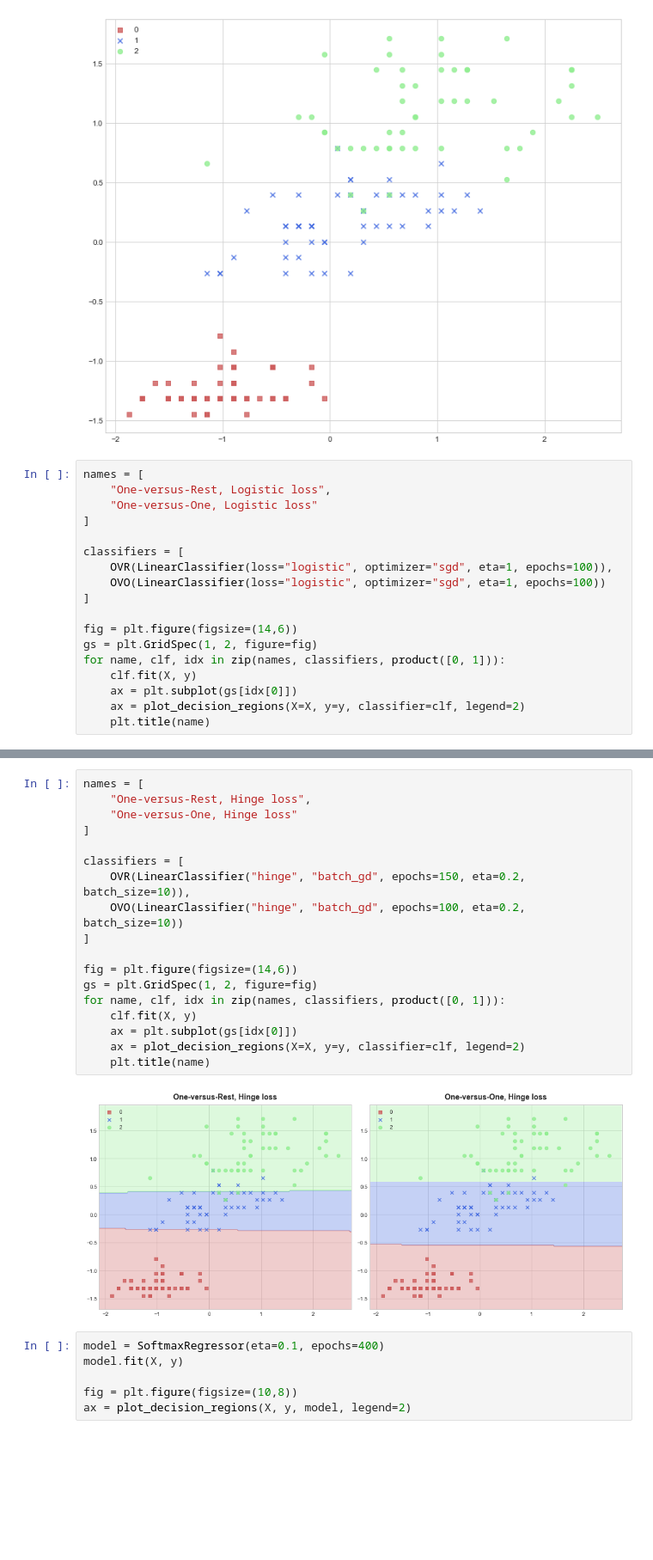
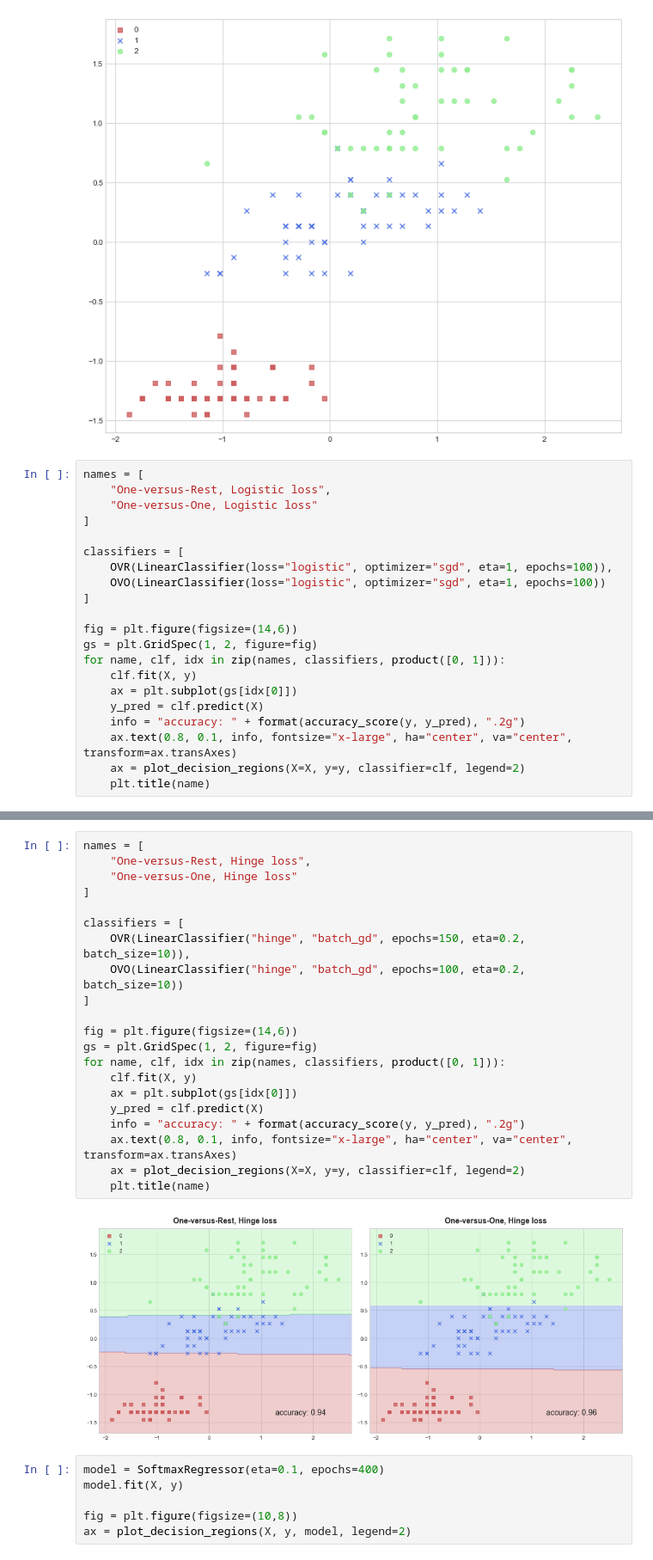
Before and after one commit to gittasche/ML-handmade, a Jupyter notebook: examples/linear_classification.ipynb, the cells around one changed output, grey strips where cells are left out. Shown at 86% size. Drawn from its saved outputs; the diff is of its cells as text; blank space fills up the shorter version.

```diff
--- a/examples/linear_classification.ipynb
+++ b/examples/linear_classification.ipynb
@@ -181,6 +184,9 @@ gs = plt.GridSpec(1, 2, figure=fig)
 for name, clf, idx in zip(names, classifiers, product([0, 1])):
     clf.fit(X, y)
     ax = plt.subplot(gs[idx[0]])
+    y_pred = clf.predict(X)
+    info = "accuracy: " + format(accuracy_score(y, y_pred), ".2g")
+    ax.text(0.8, 0.1, info, fontsize="x-large", ha="center", va="center", transform=ax.transAxes)
     ax = plot_decision_regions(X=X, y=y, classifier=clf, legend=2)
     plt.title(name)
 # %% [output]
@@ -188,23 +194,26 @@ for name, clf, idx in zip(names, classifiers, product([0, 1])):
 # %%
 names = [
     "One-versus-Rest, Hinge loss",
     "One-versus-One, Hinge loss"
 ]
 
 classifiers = [
     OVR(LinearClassifier("hinge", "batch_gd", epochs=150, eta=0.2, batch_size=10)),
     OVO(LinearClassifier("hinge", "batch_gd", epochs=100, eta=0.2, batch_size=10))
 ]
 
 fig = plt.figure(figsize=(14,6))
 gs = plt.GridSpec(1, 2, figure=fig)
 for name, clf, idx in zip(names, classifiers, product([0, 1])):
     clf.fit(X, y)
     ax = plt.subplot(gs[idx[0]])
+    y_pred = clf.predict(X)
+    info = "accuracy: " + format(accuracy_score(y, y_pred), ".2g")
+    ax.text(0.8, 0.1, info, fontsize="x-large", ha="center", va="center", transform=ax.transAxes)
     ax = plot_decision_regions(X=X, y=y, classifier=clf, legend=2)
     plt.title(name)
 # %% [output]
-[figure, old version]
+[figure, new version]
 # %%
 model = SoftmaxRegressor(eta=0.1, epochs=400)
 model.fit(X, y)
```
Also changed, not shown: parts of 7 cells of this notebook, 20 other files.
